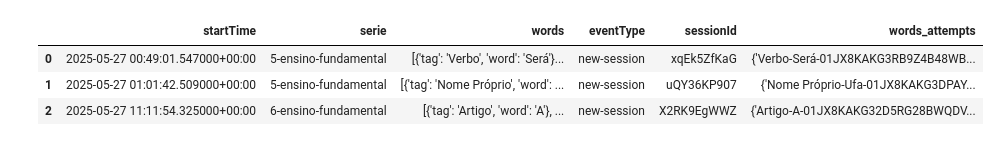
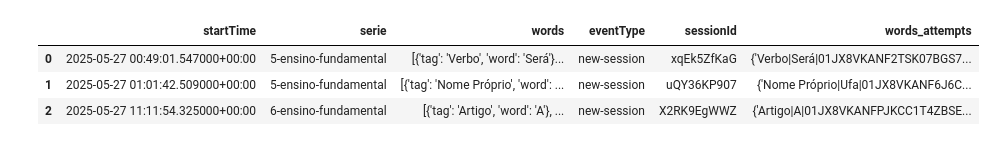
Before and after one commit to antonioMoreira/PLN-SCC5908, a Jupyter notebook: pln-api/notebooks/symbolic.ipynb, the cells around one changed output. Saved outputs shown, nothing was run; the diff lists cells and outputs as text; code cells hidden in the pictures.

```diff
--- a/pln-api/notebooks/symbolic.ipynb
+++ b/pln-api/notebooks/symbolic.ipynb
@@ -36,23 +39,23 @@ SESSION_ID = 'rZvC0RiJEH'
 # %%
 new_session_df = pd.read_csv('data/new_session_data_250603.csv')
 
 def cast_words(words: str) -> List[Word]:
     assert isinstance(words, str), f"Expected str, got {type(words)}"
     words_ = cast(List[Word], eval(words))
     return words_
 
 new_session_df['words'] = new_session_df['words'].apply(cast_words)
 
 new_session_df['words_attempts'] = new_session_df['words'].map(
-    lambda word_list: {f"{word['tag']}-{word['word']}-{ULID()}":1 for word in word_list}
+    lambda word_list: {f"{word['tag']}|{word['word']}|{ULID()}":1 for word in word_list}
 )
 
 new_session_df.head(3)
 
 # display(new_session_df[new_session_df['sessionId'] == SESSION_ID]['words_attempts'].values[0])
 # ' '.join([w['word'] for w in new_session_df[new_session_df['sessionId'] == SESSION_ID]['words'].values[0]])
 # %% [output]
 |  | startTime | serie | words | eventType | sessionId | words_attempts |
-| 0 | 2025-05-27 00:49:01.547000+00:00 | 5-ensino-fundamental | [{'tag': 'Verbo', 'word': 'Será'}... | new-session | xqEk5ZfKaG | {'Verbo-Será-01JX8KAKG3RB9Z4B48WB... |
-| 1 | 2025-05-27 01:01:42.509000+00:00 | 5-ensino-fundamental | [{'tag': 'Nome Próprio', 'word': ... | new-session | uQY36KP907 | {'Nome Próprio-Ufa-01JX8KAKG3DPAY... |
-| 2 | 2025-05-27 11:11:54.325000+00:00 | 6-ensino-fundamental | [{'tag': 'Artigo', 'word': 'A'}, ... | new-session | X2RK9EgWWZ | {'Artigo-A-01JX8KAKG32D5RG28BWQDV... |
+| 0 | 2025-05-27 00:49:01.547000+00:00 | 5-ensino-fundamental | [{'tag': 'Verbo', 'word': 'Será'}... | new-session | xqEk5ZfKaG | {'Verbo|Será|01JX8VKANF2TSK07BGS7... |
+| 1 | 2025-05-27 01:01:42.509000+00:00 | 5-ensino-fundamental | [{'tag': 'Nome Próprio', 'word': ... | new-session | uQY36KP907 | {'Nome Próprio|Ufa|01JX8VKANF6J6C... |
+| 2 | 2025-05-27 11:11:54.325000+00:00 | 6-ensino-fundamental | [{'tag': 'Artigo', 'word': 'A'}, ... | new-session | X2RK9EgWWZ | {'Artigo|A|01JX8VKANFPJKCC1T4ZBSE... |
```
Also changed, not shown: parts of 37 cells of this notebook, 35 other files.
